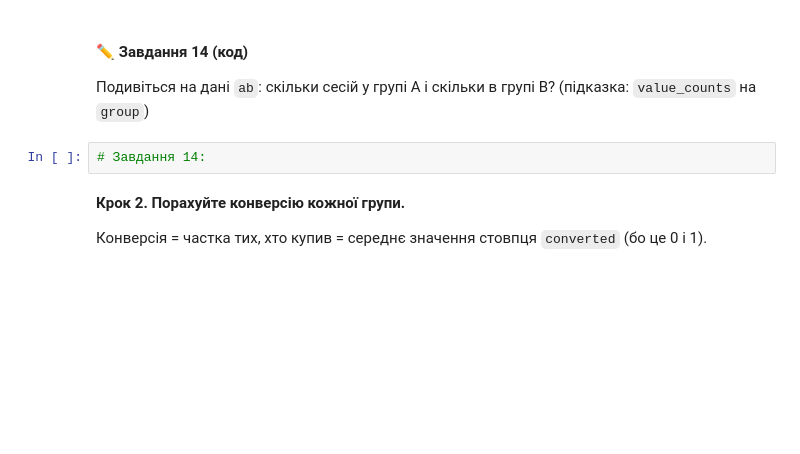
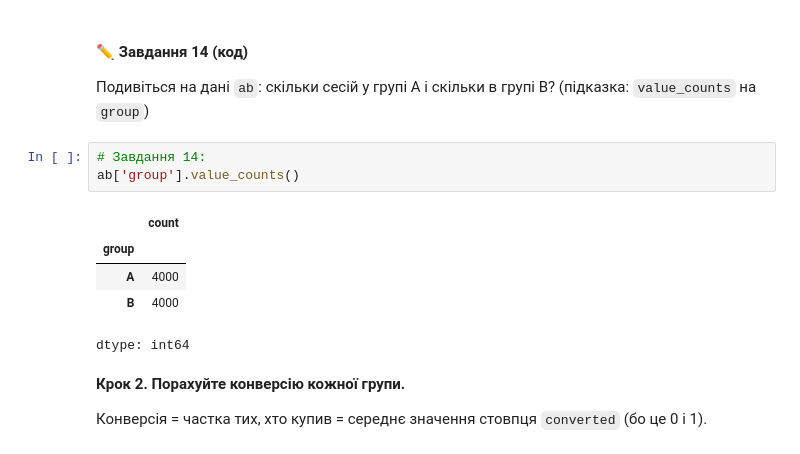
Before and after one commit to volodymyr-holovan/DTA2026, a Jupyter notebook: homework/practice_stat_tests.ipynb, the cells around one changed output. Cells and saved outputs as stored; diff of their text form; blank space fills up the shorter version.

```diff
--- a/homework/practice_stat_tests.ipynb
+++ b/homework/practice_stat_tests.ipynb
@@ -422,6 +580,13 @@ A/B тест: (8000, 3)
 Подивіться на дані `ab`: скільки сесій у групі A і скільки в групі B? (підказка: `value_counts` на `group`)
 # %%
 # Завдання 14:
+ab['group'].value_counts()
+# %% [output]
+|  | count |
+| group |  |
+| A | 4000 |
+| B | 4000 |
+dtype: int64
 # %% [markdown]
 **Крок 2. Порахуйте конверсію кожної групи.**
 
```
Also changed, not shown: parts of 41 cells of this notebook.
